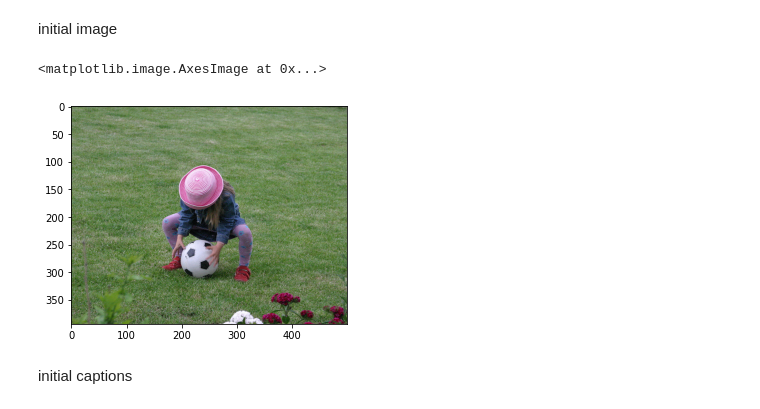
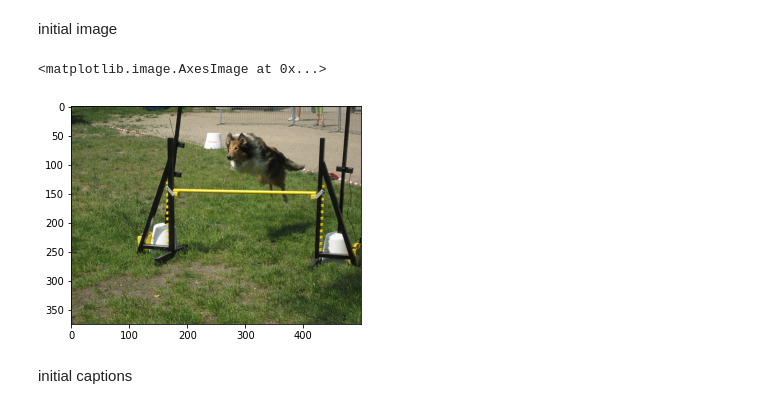
Before and after one commit to yeswhos/COMP5623-AI, a Jupyter notebook: CW2/COMP5623_CW2_Starter.ipynb, the cells around one changed output. Drawn from its saved outputs; the diff is of its cells as text; code cells hidden in the pictures.

```diff
--- a/CW2/COMP5623_CW2_Starter.ipynb
+++ b/CW2/COMP5623_CW2_Starter.ipynb
@@ -594,22 +591,22 @@ import matplotlib.pyplot as plt
 # %%
 def load_image(image_path, transform=None):
     image = Image.open(image_path).convert('RGB')
     image = image.resize([224, 224], Image.LANCZOS)
 
     if transform is not None:
         image = transform(image).unsqueeze(0)
 
     return image
 # path = 'drive/My Drive/Colab Notebooks/data/Flickr8k/images/1000268201_693b08cb0e.jpg'
-path = dataset_test.df.iloc[5, 1]
+path = dataset_test.df.iloc[0, 1]
 image = load_image(path, data_transform)
 image_tensor = image.to(device)
 # image = Image.open('drive/My Drive/Colab Notebooks/data/Flickr8k/images/1000268201_693b08cb0e.jpg')
 image = Image.open(path)
 plt.imshow(np.asarray(image))
 # %% [output]
 <matplotlib.image.AxesImage at 0x...>
-[figure, old version]
+[figure, new version]
 # %% [markdown]
 initial captions
 # %%
```
Also changed, not shown: parts of 6 cells of this notebook.
